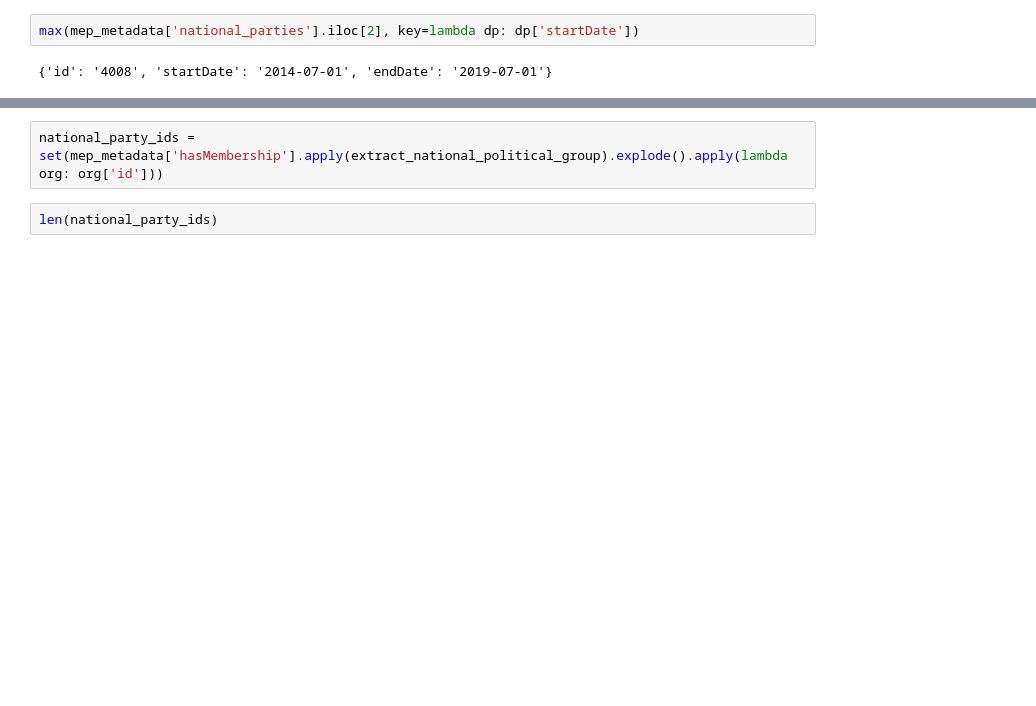
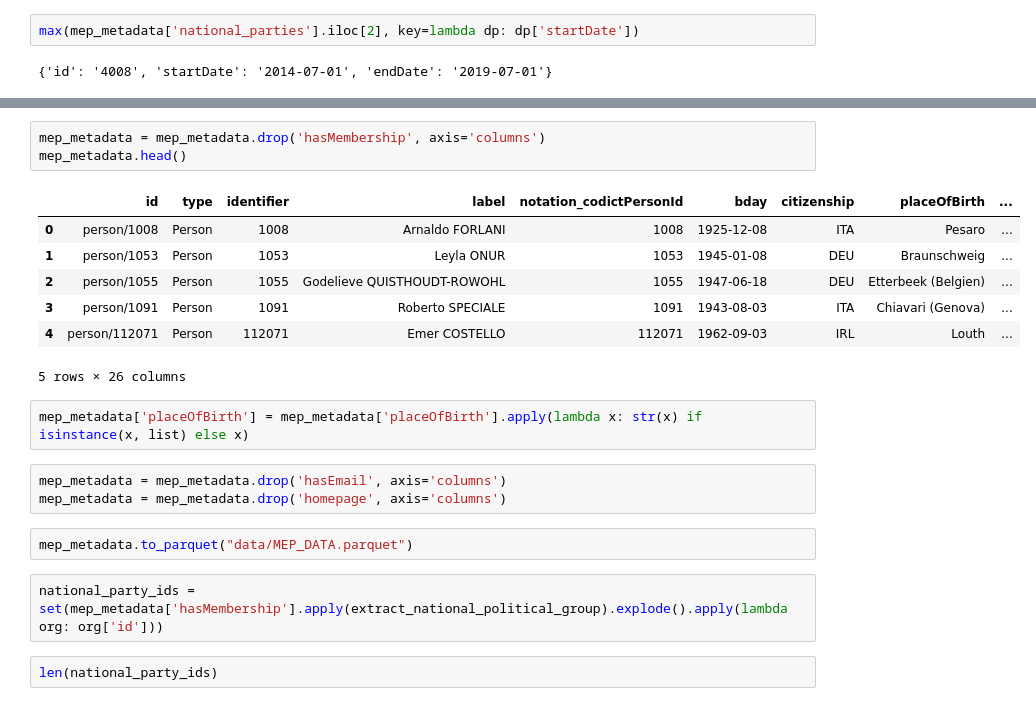
Before and after one commit to derkleinejakob/dataliteracy25, a Jupyter notebook: party_mappings.ipynb, the cells around one changed output, grey strips where cells are left out. Cells and saved outputs as stored; diff of their text form; blank space fills up the shorter version.

```diff
--- a/party_mappings.ipynb
+++ b/party_mappings.ipynb
@@ -239,3 +136,21 @@ Name: national_parties, Length: 4885, dtype: object
+# %%
+mep_metadata = mep_metadata.drop('hasMembership', axis='columns')
+mep_metadata.head()
+# %% [output]
+|  | id | type | identifier | label | notation_codictPersonId | bday | citizenship | placeOfBirth | ... |
+| 0 | person/1008 | Person | 1008 | Arnaldo FORLANI | 1008 | 1925-12-08 | ITA | Pesaro | ... |
+| 1 | person/1053 | Person | 1053 | Leyla ONUR | 1053 | 1945-01-08 | DEU | Braunschweig | ... |
+| 2 | person/1055 | Person | 1055 | Godelieve QUISTHOUDT-ROWOHL | 1055 | 1947-06-18 | DEU | Etterbeek (Belgien) | ... |
+| 3 | person/1091 | Person | 1091 | Roberto SPECIALE | 1091 | 1943-08-03 | ITA | Chiavari (Genova) | ... |
+| 4 | person/112071 | Person | 112071 | Emer COSTELLO | 112071 | 1962-09-03 | IRL | Louth | ... |
+5 rows × 26 columns
+# %%
+mep_metadata['placeOfBirth'] = mep_metadata['placeOfBirth'].apply(lambda x: str(x) if isinstance(x, list) else x)
+# %%
+mep_metadata = mep_metadata.drop('hasEmail', axis='columns')
+mep_metadata = mep_metadata.drop('homepage', axis='columns')
+# %%
+mep_metadata.to_parquet("data/MEP_DATA.parquet")
 # %%
 national_party_ids = set(mep_metadata['hasMembership'].apply(extract_national_political_group).explode().apply(lambda org: org['id']))
 # %%
```
Also changed, not shown: parts of 27 cells of this notebook, 5 other files.
